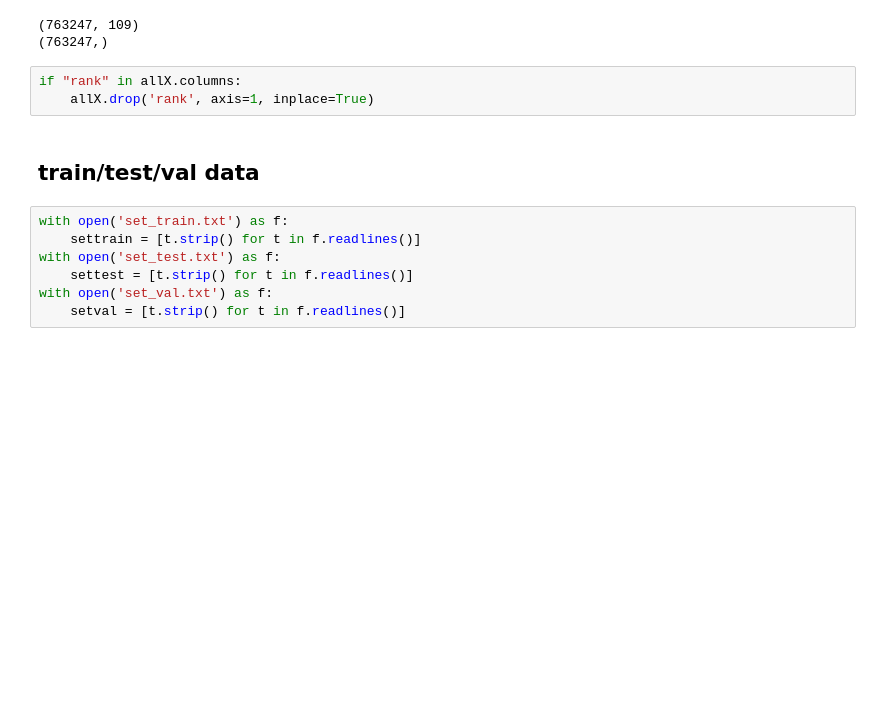
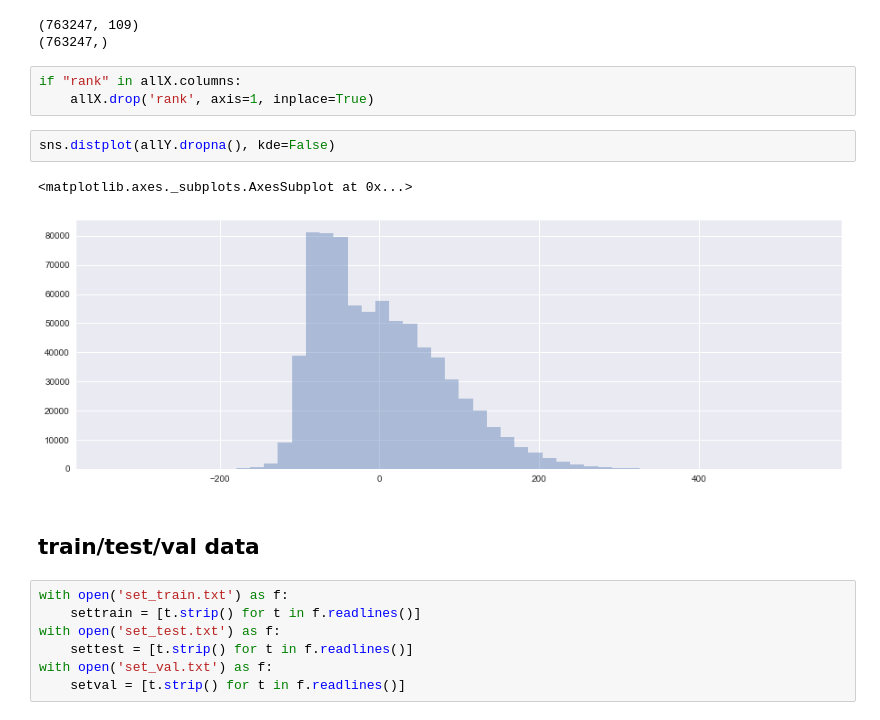
Before and after one commit to yjiao/codeforces_predict, a Jupyter notebook: ensemble_regression.ipynb, the cells around one changed output. Cells and saved outputs as stored; diff of their text form; blank space fills up the shorter version.

```diff
--- a/ensemble_regression.ipynb
+++ b/ensemble_regression.ipynb
@@ -28,6 +28,11 @@ print allY.shape
 # %%
 if "rank" in allX.columns:
     allX.drop('rank', axis=1, inplace=True)
+# %%
+sns.distplot(allY.dropna(), kde=False)
+# %% [output]
+<matplotlib.axes._subplots.AxesSubplot at 0x...>
+[figure, added]
 # %% [markdown]
 ## train/test/val data
 # %%
```
Also changed, not shown: parts of 27 cells of this notebook, 2 other files.
